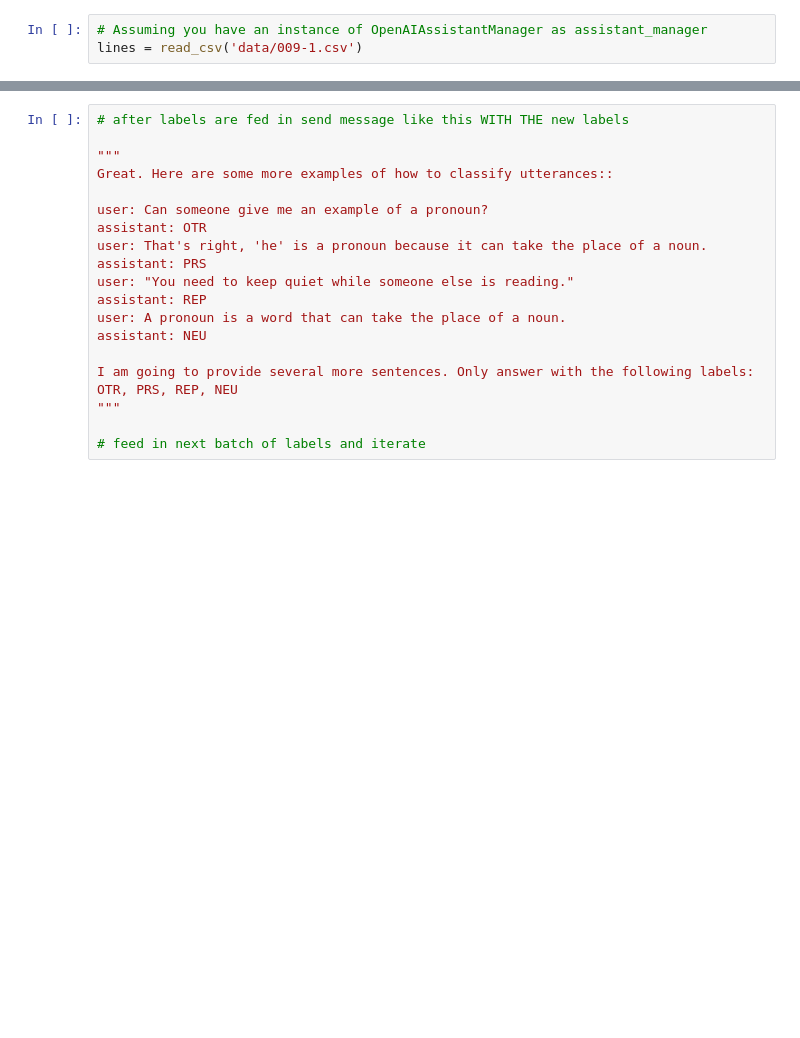
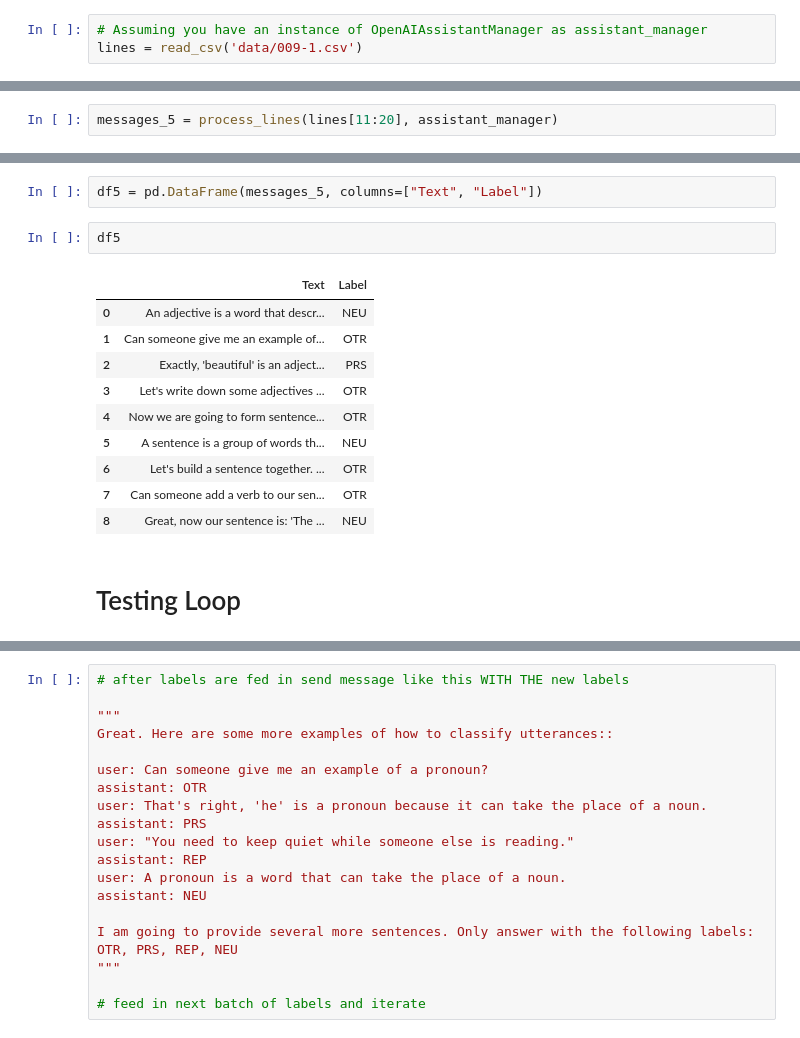
Before and after one commit to isabelarvelo/team-hummingbird, a Jupyter notebook: itl-labeling.ipynb, the cells around one changed output, grey strips where cells are left out. Cells and saved outputs as stored; diff of their text form; blank space fills up the shorter version.

```diff
--- a/itl-labeling.ipynb
+++ b/itl-labeling.ipynb
@@ -106,0 +416,2 @@ df
+# %%
+messages_5 = process_lines(lines[11:20], assistant_manager)
@@ -106,0 +432,17 @@ df
+# %%
+df5 = pd.DataFrame(messages_5, columns=["Text", "Label"])
+# %%
+df5
+# %% [output]
+|  | Text | Label |
+| 0 | An adjective is a word that descr... | NEU |
+| 1 | Can someone give me an example of... | OTR |
+| 2 | Exactly, 'beautiful' is an adject... | PRS |
+| 3 | Let's write down some adjectives ... | OTR |
+| 4 | Now we are going to form sentence... | OTR |
+| 5 | A sentence is a group of words th... | NEU |
+| 6 | Let's build a sentence together. ... | OTR |
+| 7 | Can someone add a verb to our sen... | OTR |
+| 8 | Great, now our sentence is: 'The ... | NEU |
+# %% [markdown]
+# Testing Loop
```
Also changed, not shown: parts of 56 cells of this notebook, 3 other files.
